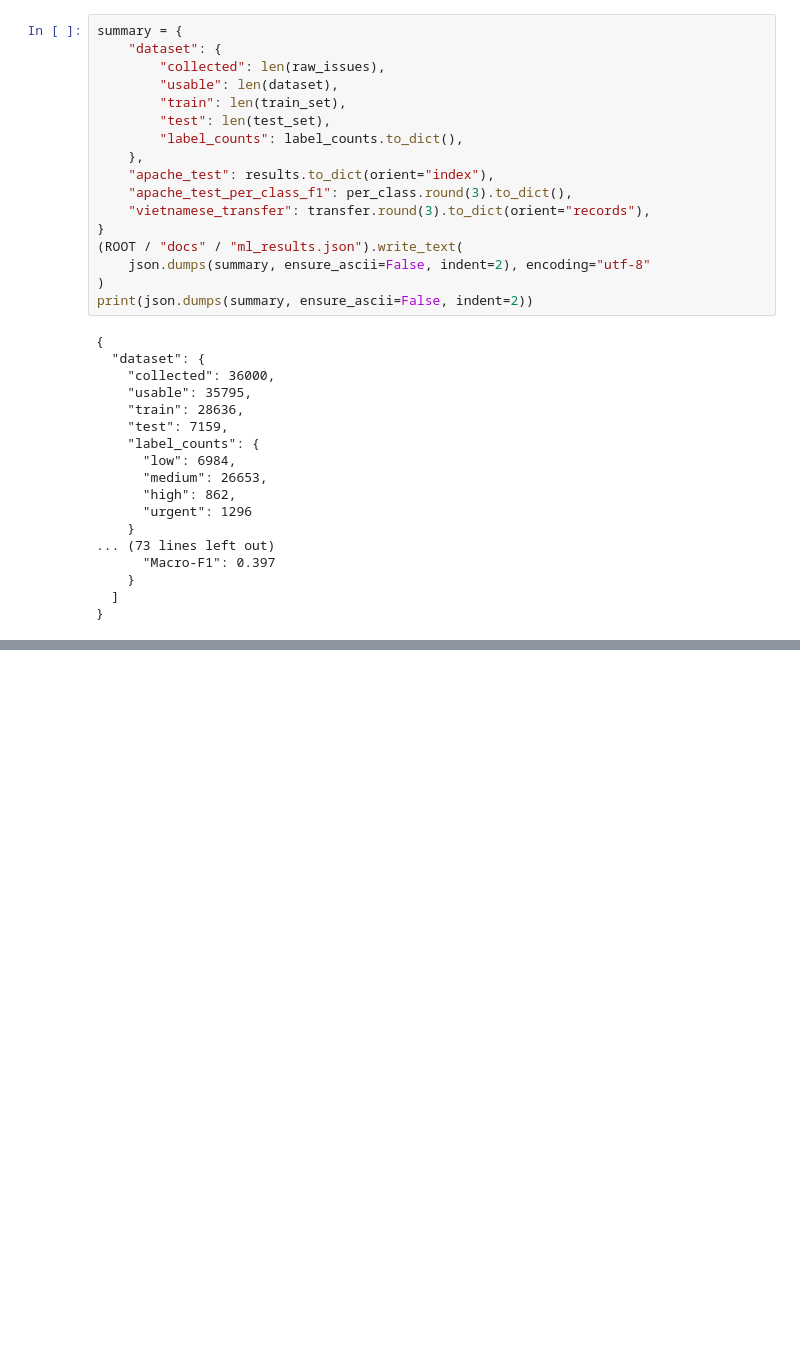
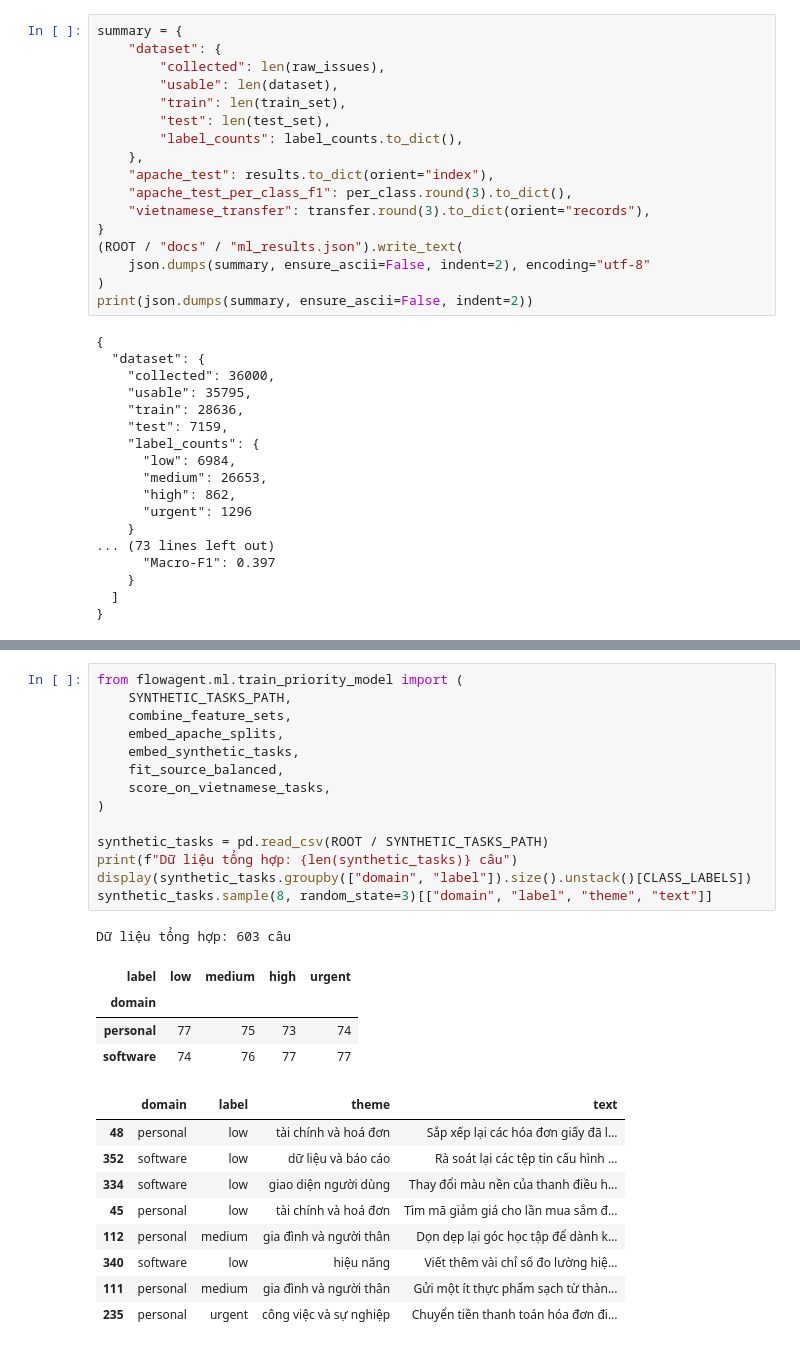
Before and after one commit to Hungnp05/FLowAgent, a Jupyter notebook: notebooks/priority_model.ipynb, the cells around one changed output, grey strips where cells are left out. Cells and saved outputs as stored; diff of their text form; blank space fills up the shorter version.

```diff
--- a/notebooks/priority_model.ipynb
+++ b/notebooks/priority_model.ipynb
@@ -385,0 +394,29 @@ print(json.dumps(summary, ensure_ascii=False, indent=2))
+# %%
+from flowagent.ml.train_priority_model import (
+    SYNTHETIC_TASKS_PATH,
+    combine_feature_sets,
+    embed_apache_splits,
+    embed_synthetic_tasks,
+    fit_source_balanced,
+    score_on_vietnamese_tasks,
+)
+
+synthetic_tasks = pd.read_csv(ROOT / SYNTHETIC_TASKS_PATH)
+print(f"Dữ liệu tổng hợp: {len(synthetic_tasks)} câu")
+display(synthetic_tasks.groupby(["domain", "label"]).size().unstack()[CLASS_LABELS])
+synthetic_tasks.sample(8, random_state=3)[["domain", "label", "theme", "text"]]
+# %% [output]
+Dữ liệu tổng hợp: 603 câu
+| label | low | medium | high | urgent |
+| domain |  |  |  |  |
+| personal | 77 | 75 | 73 | 74 |
+| software | 74 | 76 | 77 | 77 |
+|  | domain | label | theme | text |
+| 48 | personal | low | tài chính và hoá đơn | Sắp xếp lại các hóa đơn giấy đã l... |
+| 352 | software | low | dữ liệu và báo cáo | Rà soát lại các tệp tin cấu hình ... |
+| 334 | software | low | giao diện người dùng | Thay đổi màu nền của thanh điều h... |
+| 45 | personal | low | tài chính và hoá đơn | Tìm mã giảm giá cho lần mua sắm đ... |
+| 112 | personal | medium | gia đình và người thân | Dọn dẹp lại góc học tập để dành k... |
+| 340 | software | low | hiệu năng | Viết thêm vài chỉ số đo lường hiệ... |
+| 111 | personal | medium | gia đình và người thân | Gửi một ít thực phẩm sạch từ thàn... |
+| 235 | personal | urgent | công việc và sự nghiệp | Chuyển tiền thanh toán hóa đơn đi... |
```
Also changed, not shown: parts of 5 cells of this notebook, 12 other files.
